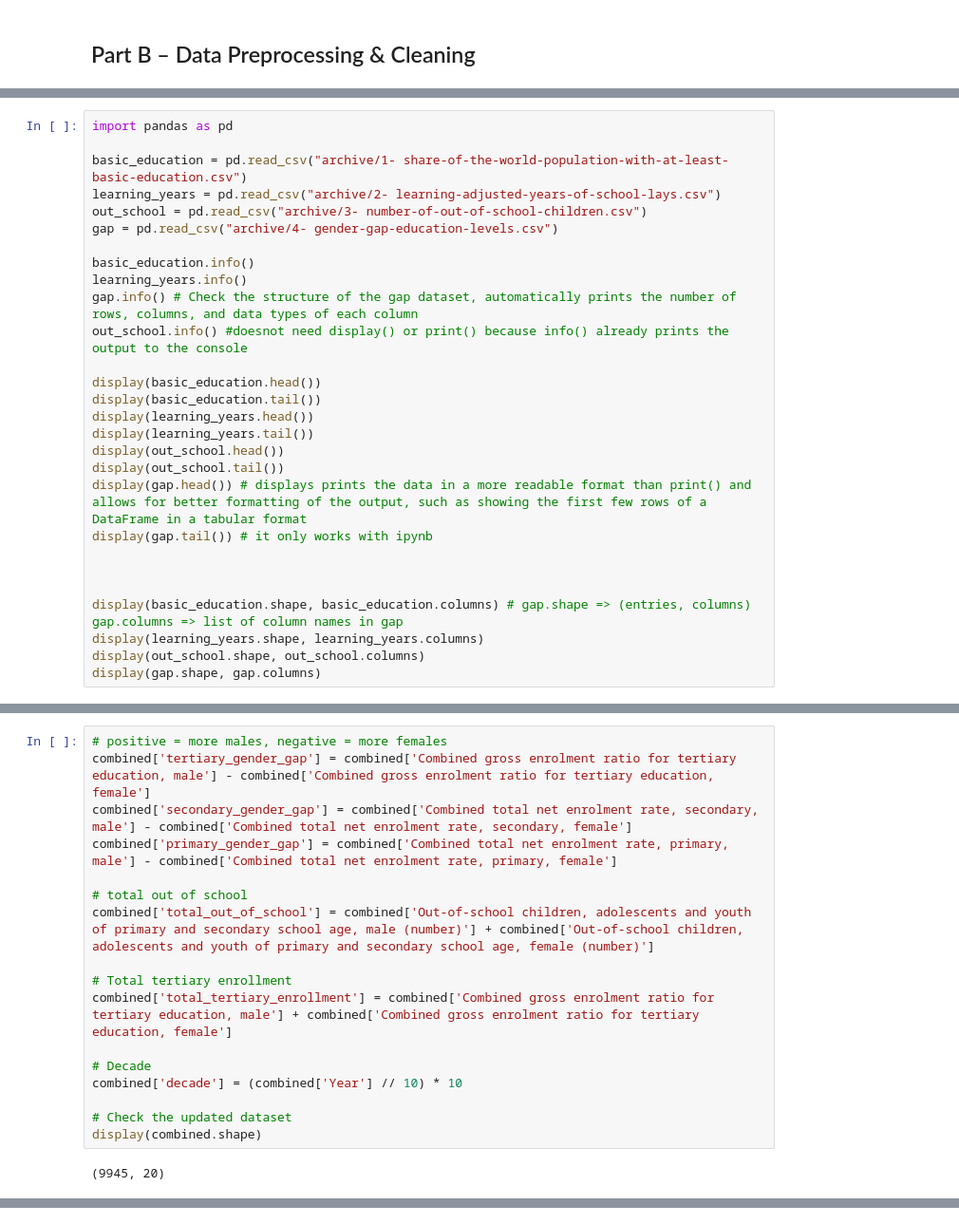
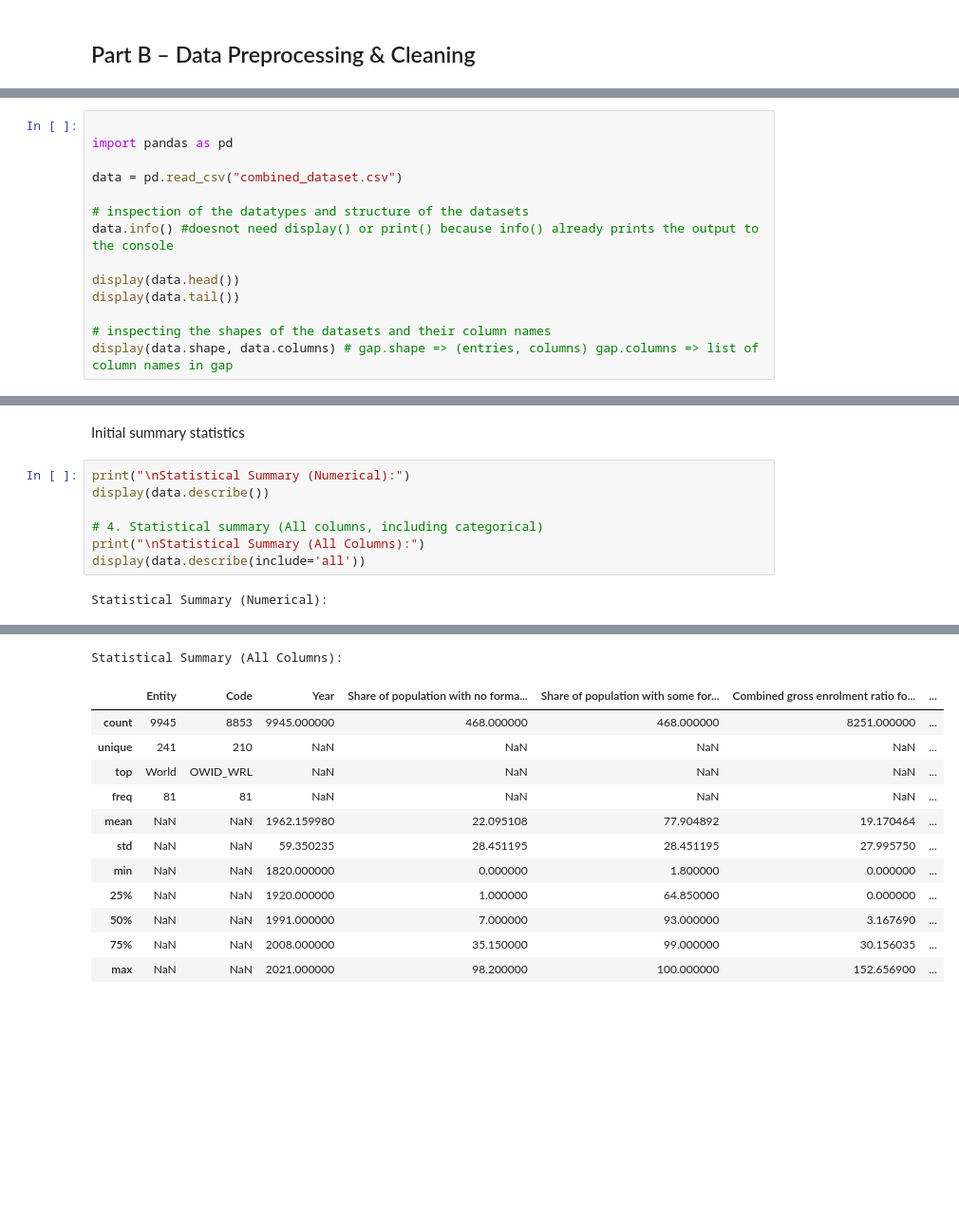
Before and after one commit to rawan-rm2208263/assignment-starter-repo, a Jupyter notebook: assign1/analysis.ipynb, the cells around one changed output, grey strips where cells are left out. Shown at 95% size. Cells and saved outputs as stored; diff of their text form; blank space fills up the shorter version.

Commit message:
done with data cleaning and identified outliers

```diff
--- a/assign1/analysis.ipynb
+++ b/assign1/analysis.ipynb
@@ -17,30 +19,16 @@
 # %%
+
 import pandas as pd
 
-basic_education = pd.read_csv("archive/1- share-of-the-world-population-with-at-least-basic-education.csv")
-learning_years = pd.read_csv("archive/2- learning-adjusted-years-of-school-lays.csv")
-out_school = pd.read_csv("archive/3- number-of-out-of-school-children.csv")
-gap = pd.read_csv("archive/4- gender-gap-education-levels.csv")
+data = pd.read_csv("combined_dataset.csv")
 
-basic_education.info()
-learning_years.info()
-gap.info() # Check the structure of the gap dataset, automatically prints the number of rows, columns, and data types of each column
-out_school.info() #doesnot need display() or print() because info() already prints the output to the console
+# inspection of the datatypes and structure of the datasets
+data.info() #doesnot need display() or print() because info() already prints the output to the console
 
-display(basic_education.head())
-display(basic_education.tail())
-display(learning_years.head())
-display(learning_years.tail())
-display(out_school.head())
-display(out_school.tail())
-display(gap.head()) # displays prints the data in a more readable format than print() and allows for better formatting of the output, such as showing the first few rows of a DataFrame in a tabular format
-display(gap.tail()) # it only works with ipynb
+display(data.head())
+display(data.tail())
 
-
-
-display(basic_education.shape, basic_education.columns) # gap.shape => (entries, columns) gap.columns => list of column names in gap
-display(learning_years.shape, learning_years.columns)
-display(out_school.shape, out_school.columns)
-display(gap.shape, gap.columns)
+# inspecting the shapes of the datasets and their column names
+display(data.shape, data.columns) # gap.shape => (entries, columns) gap.columns => list of column names in gap
 # %% [output]
 <class 'pandas.core.frame.DataFrame'>
@@ -190,19 +79,11 @@ Index(['Entity', 'Code', 'Year',
-# %%
-# positive = more males, negative = more females
-combined['tertiary_gender_gap'] = combined['Combined gross enrolment ratio for tertiary education, male'] - combined['Combined gross enrolment ratio for tertiary education, female']
-combined['secondary_gender_gap'] = combined['Combined total net enrolment rate, secondary, male'] - combined['Combined total net enrolment rate, secondary, female']
-combined['primary_gender_gap'] = combined['Combined total net enrolment rate, primary, male'] - combined['Combined total net enrolment rate, primary, female']
-
-# total out of school
-combined['total_out_of_school'] = combined['Out-of-school children, adolescents and youth of primary and secondary school age, male (number)'] + combined['Out-of-school children, adolescents and youth of primary and secondary school age, female (number)']
-
-# Total tertiary enrollment
-combined['total_tertiary_enrollment'] = combined['Combined gross enrolment ratio for tertiary education, male'] + combined['Combined gross enrolment ratio for tertiary education, female']
-
-# Decade
-combined['decade'] = (combined['Year'] // 10) * 10
-
-# Check the updated dataset
-display(combined.shape)
-# %% [output]
-(9945, 20)
+# %% [markdown]
+Initial summary statistics
+# %%
+print("\nStatistical Summary (Numerical):")
+display(data.describe())
+
+# 4. Statistical summary (All columns, including categorical)
+print("\nStatistical Summary (All Columns):")
+display(data.describe(include='all'))
+# %% [output]
+Statistical Summary (Numerical):
@@ -208,0 +99,13 @@ display(combined.shape)
+Statistical Summary (All Columns):
+|  | Entity | Code | Year | Share of population with no forma... | Share of population with some for... | Combined gross enrolment ratio fo... | ... |
+| count | 9945 | 8853 | 9945.000000 | 468.000000 | 468.000000 | 8251.000000 | ... |
+| unique | 241 | 210 | NaN | NaN | NaN | NaN | ... |
+| top | World | OWID_WRL | NaN | NaN | NaN | NaN | ... |
+| freq | 81 | 81 | NaN | NaN | NaN | NaN | ... |
+| mean | NaN | NaN | 1962.159980 | 22.095108 | 77.904892 | 19.170464 | ... |
+| std | NaN | NaN | 59.350235 | 28.451195 | 28.451195 | 27.995750 | ... |
+| min | NaN | NaN | 1820.000000 | 0.000000 | 1.800000 | 0.000000 | ... |
+| 25% | NaN | NaN | 1920.000000 | 1.000000 | 64.850000 | 0.000000 | ... |
+| 50% | NaN | NaN | 1991.000000 | 7.000000 | 93.000000 | 3.167690 | ... |
+| 75% | NaN | NaN | 2008.000000 | 35.150000 | 99.000000 | 30.156035 | ... |
+| max | NaN | NaN | 2021.000000 | 98.200000 | 100.000000 | 152.656900 | ... |
```
Also changed, not shown: parts of 28 cells of this notebook, 3 other files.
